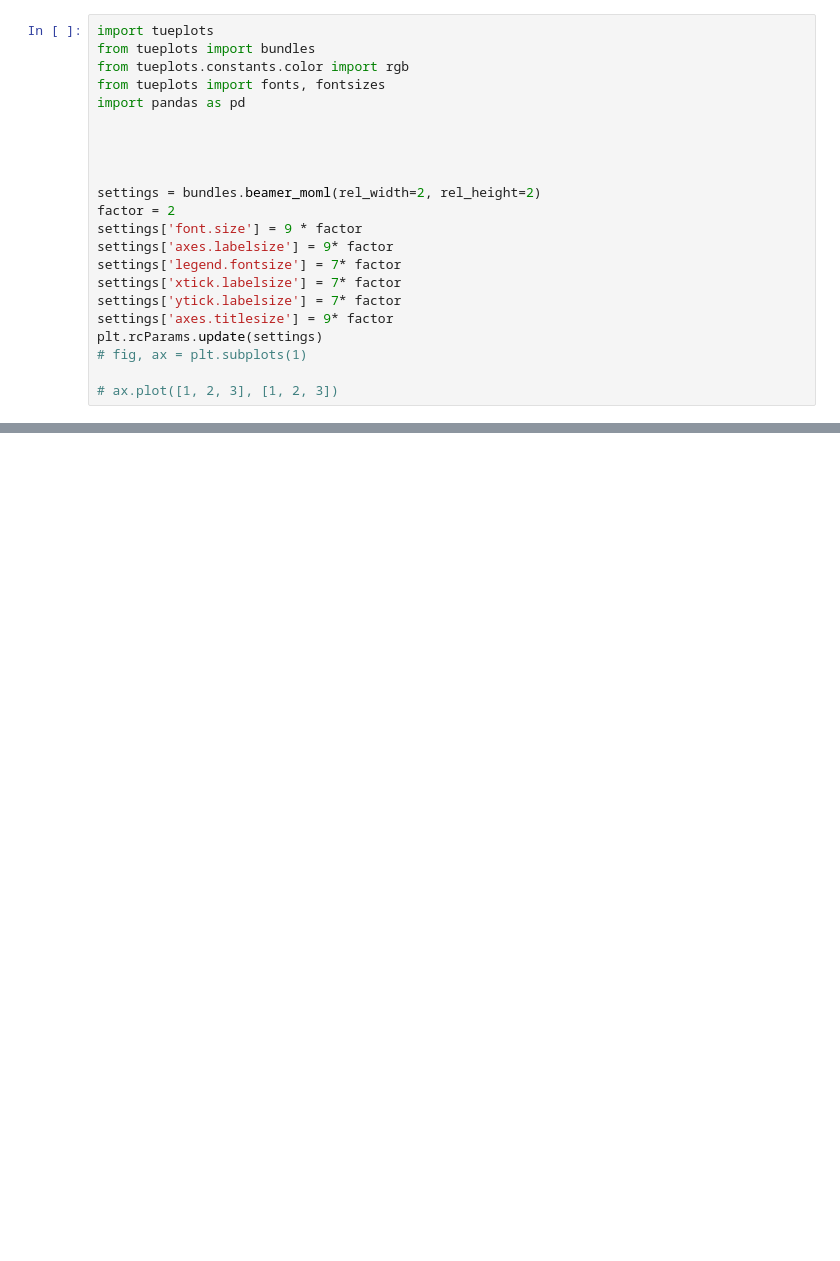
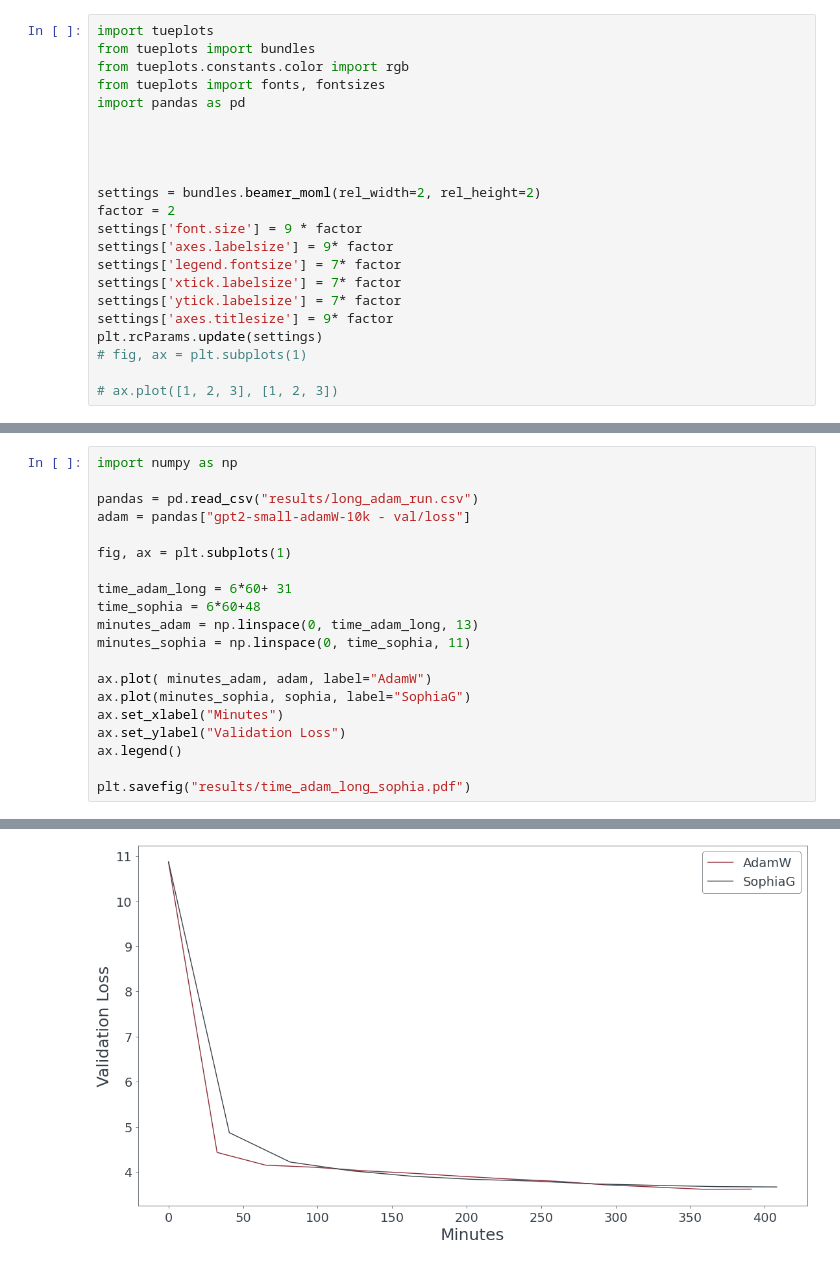
Before and after one commit to wildug/Sophia, a Jupyter notebook: plot_things.ipynb, the cells around one changed output, grey strips where cells are left out. Drawn from its saved outputs; the diff is of its cells as text; blank space fills up the shorter version.

```diff
--- a/plot_things.ipynb
+++ b/plot_things.ipynb
@@ -105,0 +106,21 @@ findfont: Generic family 'sans-serif' not found because none of the following fa
+# %%
+import numpy as np
+
+pandas = pd.read_csv("results/long_adam_run.csv")
+adam = pandas["gpt2-small-adamW-10k - val/loss"]
+
+fig, ax = plt.subplots(1)
+
+time_adam_long = 6*60+ 31
+time_sophia = 6*60+48
+minutes_adam = np.linspace(0, time_adam_long, 13)
+minutes_sophia = np.linspace(0, time_sophia, 11)
+
+ax.plot( minutes_adam, adam, label="AdamW")
+ax.plot(minutes_sophia, sophia, label="SophiaG")
+ax.set_xlabel("Minutes")
+ax.set_ylabel("Validation Loss")
+ax.legend()
+
+plt.savefig("results/time_adam_long_sophia.pdf")
+# %% [output]
@@ -105,0 +144 @@ findfont: Generic family 'sans-serif' not found because none of the following fa
+[figure, added]
```
Also changed, not shown: parts of 4 cells of this notebook, 3 other files.
